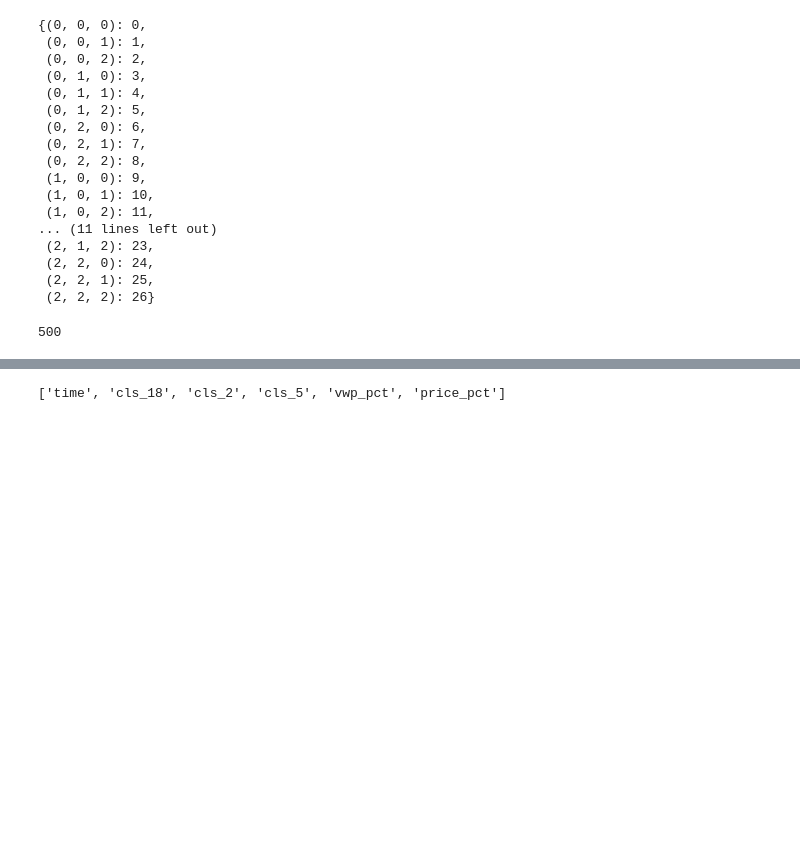
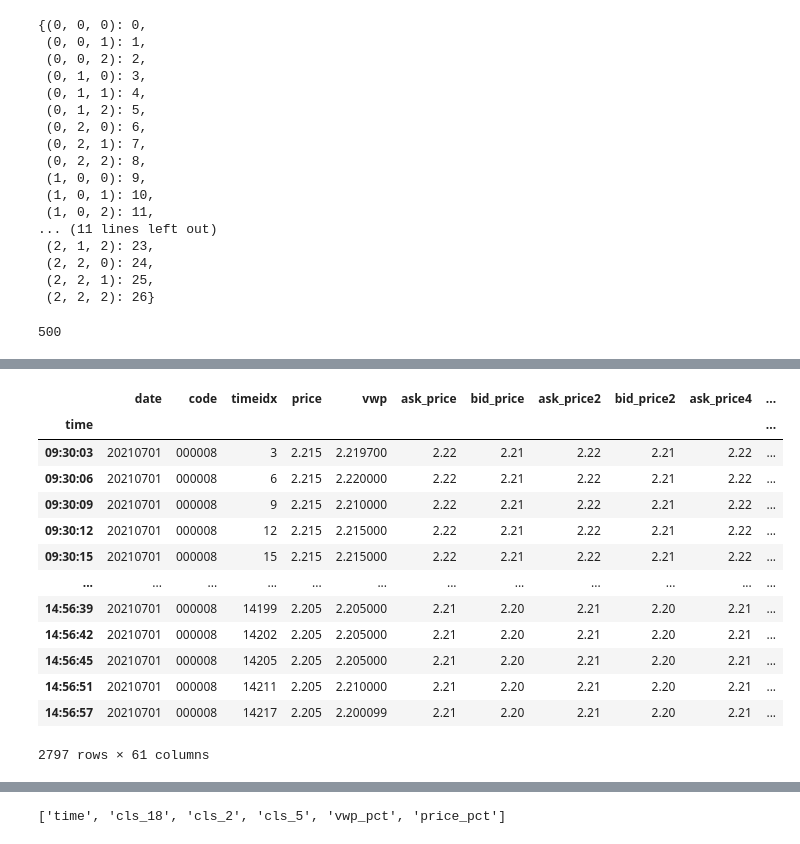
Before and after one commit to xfx88/SGD-HFT-Intern, a Jupyter notebook: Projects/T0/CNN/train_dir_0/test.ipynb, the cells around one changed output, grey strips where cells are left out. Drawn from its saved outputs; the diff is of its cells as text; code cells hidden in the pictures; blank space fills up the shorter version.

```diff
--- a/Projects/T0/CNN/train_dir_0/test.ipynb
+++ b/Projects/T0/CNN/train_dir_0/test.ipynb
@@ -191 +179,34 @@ data.head()
+# %%
+import gzip
+import pickle
+
+def save(data, path):
+    serialized = pickle.dumps(data)
+    with gzip.open(path, 'wb', compresslevel=1, encoding=None) as file_obj:
+        file_obj.write(serialized)
+
+def load(path):
+    with gzip.open(path, 'rb', compresslevel=1, encoding=None) as file_obj:
+        raw_data = file_obj.read()
+    return pickle.loads(raw_data)
+
+save_path = "/home/yby/SGD-HFT-Intern/Projects/T0/CNN/train_dir_0/test.pkl"
+save(data, save_path)
+res = load(save_path)
+res
+# %% [output]
+|  | date | code | timeidx | price | vwp | ask_price | bid_price | ask_price2 | bid_price2 | ask_price4 | ... |
+| time |  |  |  |  |  |  |  |  |  |  | ... |
+| 09:30:03 | 20210701 | 000008 | 3 | 2.215 | 2.219700 | 2.22 | 2.21 | 2.22 | 2.21 | 2.22 | ... |
+| 09:30:06 | 20210701 | 000008 | 6 | 2.215 | 2.220000 | 2.22 | 2.21 | 2.22 | 2.21 | 2.22 | ... |
+| 09:30:09 | 20210701 | 000008 | 9 | 2.215 | 2.210000 | 2.22 | 2.21 | 2.22 | 2.21 | 2.22 | ... |
+| 09:30:12 | 20210701 | 000008 | 12 | 2.215 | 2.215000 | 2.22 | 2.21 | 2.22 | 2.21 | 2.22 | ... |
+| 09:30:15 | 20210701 | 000008 | 15 | 2.215 | 2.215000 | 2.22 | 2.21 | 2.22 | 2.21 | 2.22 | ... |
+| ... | ... | ... | ... | ... | ... | ... | ... | ... | ... | ... | ... |
+| 14:56:39 | 20210701 | 000008 | 14199 | 2.205 | 2.205000 | 2.21 | 2.20 | 2.21 | 2.20 | 2.21 | ... |
+| 14:56:42 | 20210701 | 000008 | 14202 | 2.205 | 2.205000 | 2.21 | 2.20 | 2.21 | 2.20 | 2.21 | ... |
+| 14:56:45 | 20210701 | 000008 | 14205 | 2.205 | 2.205000 | 2.21 | 2.20 | 2.21 | 2.20 | 2.21 | ... |
+| 14:56:51 | 20210701 | 000008 | 14211 | 2.205 | 2.210000 | 2.21 | 2.20 | 2.21 | 2.20 | 2.21 | ... |
+| 14:56:57 | 20210701 | 000008 | 14217 | 2.205 | 2.200099 | 2.21 | 2.20 | 2.21 | 2.20 | 2.21 | ... |
+2797 rows × 61 columns
 # %%
```
Also changed, not shown: parts of 6 cells of this notebook, 5 other files.
